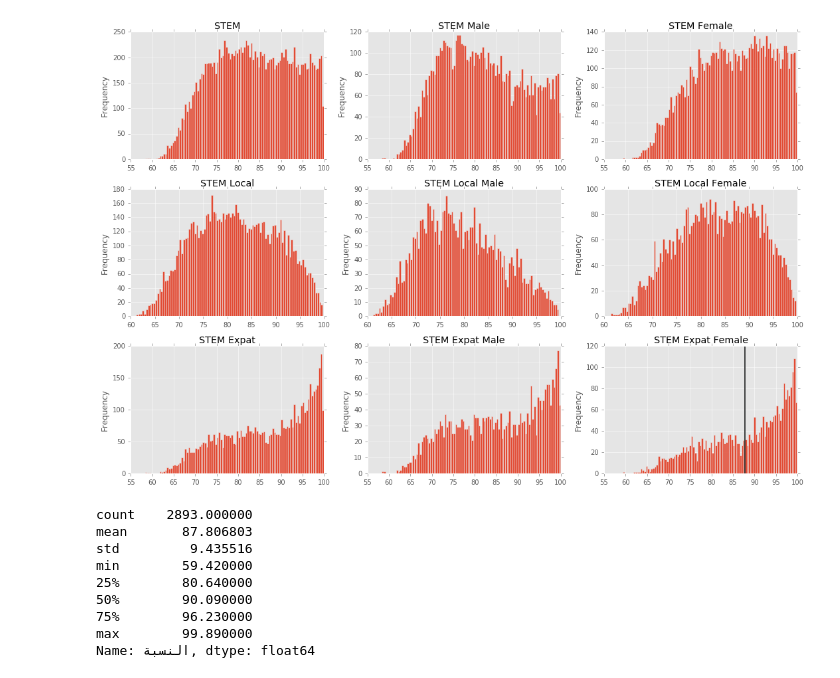
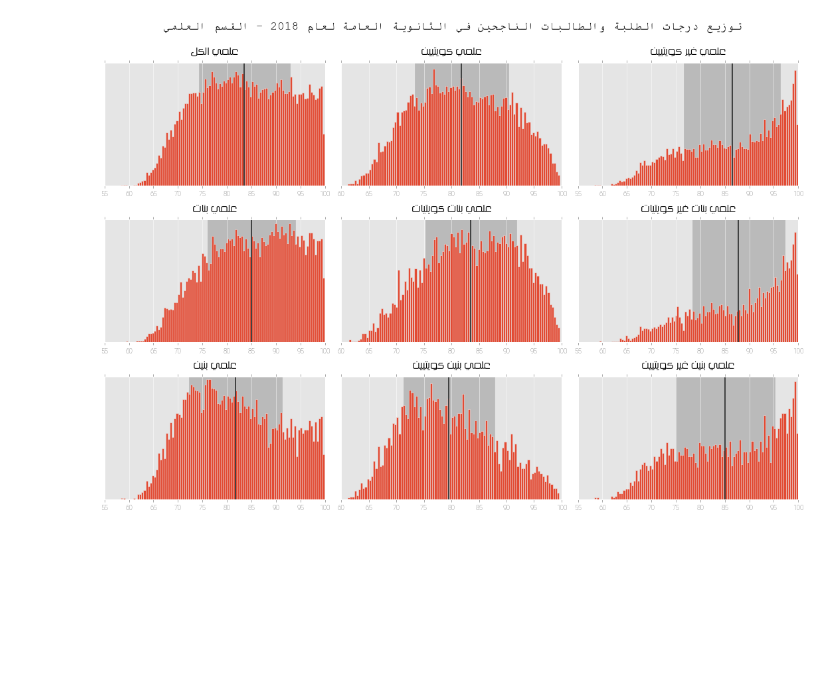
Before and after one commit to alsaibie/KuwaitEDUStats, a Jupyter notebook: DataAnalysis.ipynb, the cells around one changed output. Saved outputs shown, nothing was run; the diff lists cells and outputs as text; code cells hidden in the pictures; blank space fills up the shorter version.

Commit message:
Added histograms on gender/citizenship bissection for years 2016-2018

```diff
--- a/DataAnalysis.ipynb
+++ b/DataAnalysis.ipynb
@@ -2,6 +2,10 @@
 import numpy as np
 import pandas as pd
 import matplotlib.pyplot as plt
+from bidi import algorithm as bidialg
+import arabic_reshaper
+matplotlib.rcParams['text.latex.unicode'] = True
+plt.rcParams["font.family"] = "Roboto"
 plt.style.use('ggplot')
 %matplotlib inline
 # %%
@@ -86,30 +90,31 @@ display(df_2018_stem_female.head(10))
-# %%
-fig, axes = plt.subplots(figsize=(15, 10), nrows=3, ncols=3)
-df_2018_stem_clean[u'النسبة'].plot.hist(stacked=True, bins=100, ax=axes[0,0], title='STEM')
-df_2018_stem_local[u'النسبة'].plot.hist(stacked=True, bins=100, ax=axes[1,0], title='STEM Local')
-df_2018_stem_expat[u'النسبة'].plot.hist(stacked=True, bins=100, ax=axes[2,0], title='STEM Expat')
-df_2018_stem_male[u'النسبة'].plot.hist(stacked=True, bins=100, ax=axes[0,1], title='STEM Male')
-df_2018_stem_female[u'النسبة'].plot.hist(stacked=True, bins=100, ax=axes[0,2], title='STEM Female')
-df_2018_stem_male_local[u'النسبة'].plot.hist(stacked=True, bins=100, ax=axes[1,1], title='STEM Local Male')
-df_2018_stem_female_local[u'النسبة'].plot.hist(stacked=True, bins=100, ax=axes[1,2], title='STEM Local Female')
-df_2018_stem_male_expat[u'النسبة'].plot.hist(stacked=True, bins=100, ax=axes[2,1], title='STEM Expat Male')
-df_2018_stem_female_expat[u'النسبة'].plot.hist(stacked=True, bins=100, ax=axes[2,2], title='STEM Expat Female')
-axes[2,2].axvline(x=df_2018_stem_female_expat_describe['mean'], color='#414242', lw=2)
-# axes[2,2].vlines(x=df_2018_stem_female_expat_describe['mean'], ymin=0, ymax=100, color='b')
-
-fig.tight_layout()
-# %% [output]
-[figure, removed]
-# %%
-df_2018_stem_female_expat_describe = df_2018_stem_female_expat[u'النسبة'].describe()
-df_2018_stem_female_expat_describe
-# %% [output]
-count    2893.000000
-mean       87.806803
-std         9.435516
-min        59.420000
-25%        80.640000
-50%        90.090000
-75%        96.230000
-max        99.890000
-Name: النسبة, dtype: float64
+# %%
+def arabic_text(utext):
+    reshaped_text = arabic_reshaper.reshape(utext)
+    return bidialg.get_display(reshaped_text)
+ncols_ = 3
+nrows_ = 3
+fig, axes = plt.subplots(figsize=(15, 10), nrows=nrows_, ncols=ncols_)
+axes = axes.flatten()
+
+dissection_plot_list_2018 = [[df_2018_stem_clean, u'علمي الكل'],
+                            [df_2018_stem_local, u'علمي كويتيين'],
+                            [df_2018_stem_expat, u'علمي غير كويتيين'],
+                            [df_2018_stem_female, u'علمي بنات'],
+                            [df_2018_stem_female_local, u'علمي بنات كويتيات'],
+                            [df_2018_stem_female_expat, u'علمي بنات غير كويتيات'],
+                            [df_2018_stem_male,  u'علمي بنين'],
+                            [df_2018_stem_male_local, u'علمي بنين كويتيين'],
+                            [df_2018_stem_male_expat, u'علمي بنين غير كويتيين']]
+
+for k, df_pair in enumerate(dissection_plot_list_2018):
+    desc = df_pair[0][u'النسبة'].describe()
+    df_pair[0][u'النسبة'].plot.hist(stacked=True , bins=100, ax=axes[k]) #2016 Color: 815eff, 2017 color: ffd260
+    axes[k].set_title(arabic_text(df_pair[1]), fontname='KacstTitle', y=1.04)
+    axes[k].axvline(x=desc['mean'], color='#414242', lw=2)
+    axes[k].axvspan(desc['mean'] - desc['std'], desc['mean'] + desc['std'], alpha=0.5, color='#919191', zorder=0)
+    axes[k].get_yaxis().set_visible(False)
+
+fig.suptitle(arabic_text(u'توزيع درجات الطلبة والطالبات الناجحين في الثانوية العامة لعام 2018 - القسم العلمي'), fontname='Courier New',fontsize=18, y=1.04)
+fig.tight_layout()
+# %% [output]
+[figure, added]
```
Also changed, not shown: parts of 3 cells of this notebook, 8 other files.
